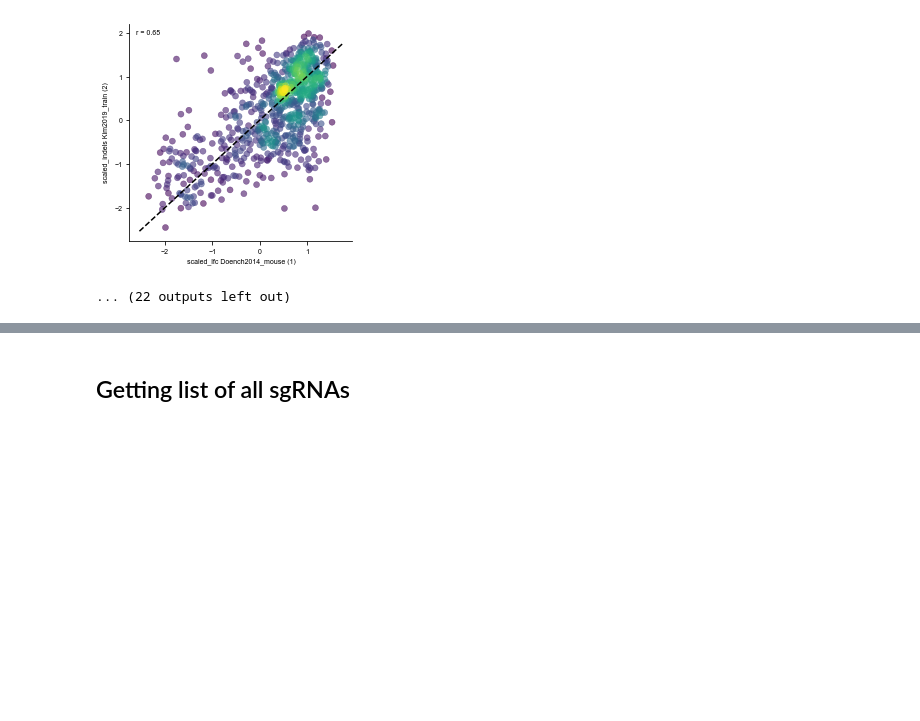
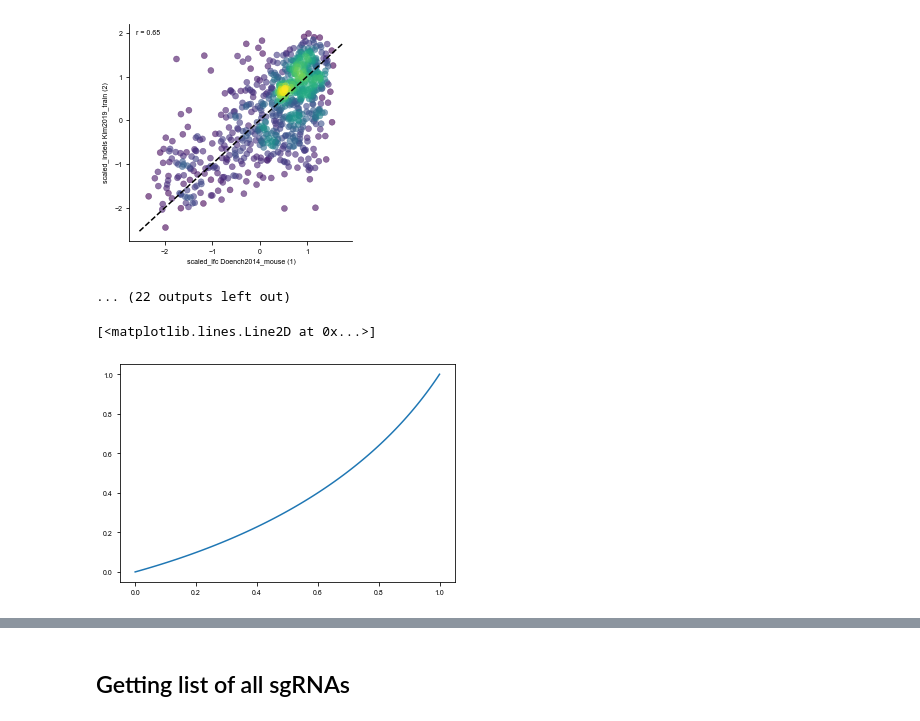
Before and after one commit to gpp-rnd/rs_dev, a Jupyter notebook: code/01_combine_sgrnas.ipynb, the cells around one changed output, grey strips where cells are left out. Drawn from its saved outputs; the diff is of its cells as text; code cells hidden in the pictures; blank space fills up the shorter version.

Commit message:
code (bezier)

```diff
--- a/code/01_combine_sgrnas.ipynb
+++ b/code/01_combine_sgrnas.ipynb
@@ -115,0 +140,31 @@ filtered_overlap['fraction_overlap'] = filtered_overlap['overlap']/filtered_over
+# %%
+def get_center_point(posA, posB, rad):
+    """Get center point for defining a bezier curve"""
+    x1, y1 = posA
+    x2, y2 = posB
+    x12, y12 = (x1 + x2) / 2., (y1 + y2) / 2.
+    dx, dy = x2 - x1, y2 - y1
+    f = rad
+    cx, cy = x12 + f * dy, y12 - f * dx
+    return cx, cy
+
+def bezier_equation(p0, p1, p2, t):
+    return (1-t)*((1-t)*p0 + t*p1) + t*((1-t)*p1 + t*p2)
+
+def get_bezier_curve(posA, posB, rad=0.2, nsteps=100,
+                     x_name='x', y_name='y'):
+    center = get_center_point(posA, posB, rad=rad)
+    p0 = np.array(posA)
+    p1 = np.array(center)
+    p2 = np.array(posB)
+    curve = [bezier_equation(p0, p1, p2, t) for t in np.linspace(0, 1, nsteps)]
+    curve_df = (pd.DataFrame(curve)
+                .rename({0: x_name,
+                         1: y_name}, axis=1))
+    return curve_df
+# %%
+test = get_bezier_curve([0, 0], [1, 1], rad=0.2)
+plt.plot(test[0], test[1])
+# %% [output]
+[<matplotlib.lines.Line2D at 0x...>]
+[figure, added]
```
Also changed, not shown: parts of 6 cells of this notebook.
